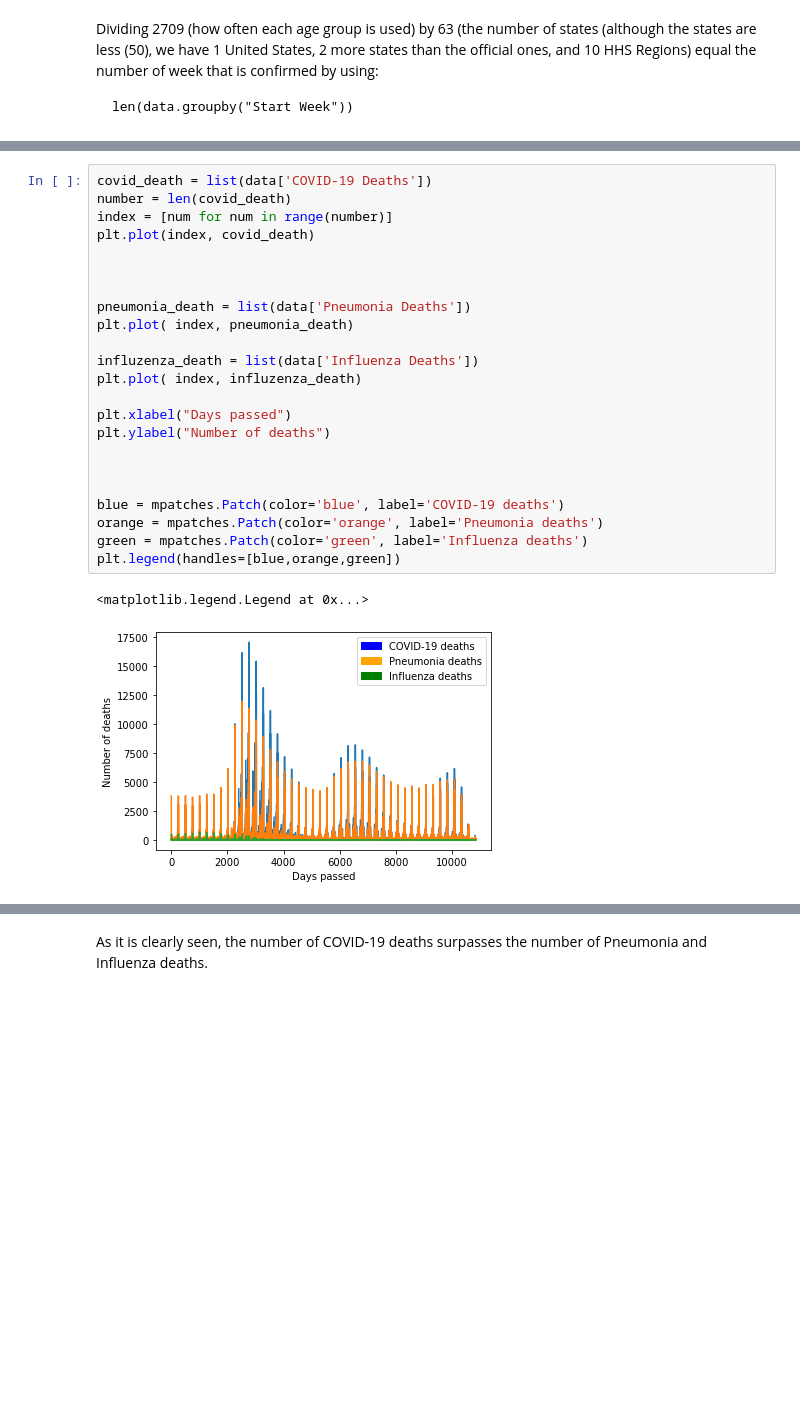
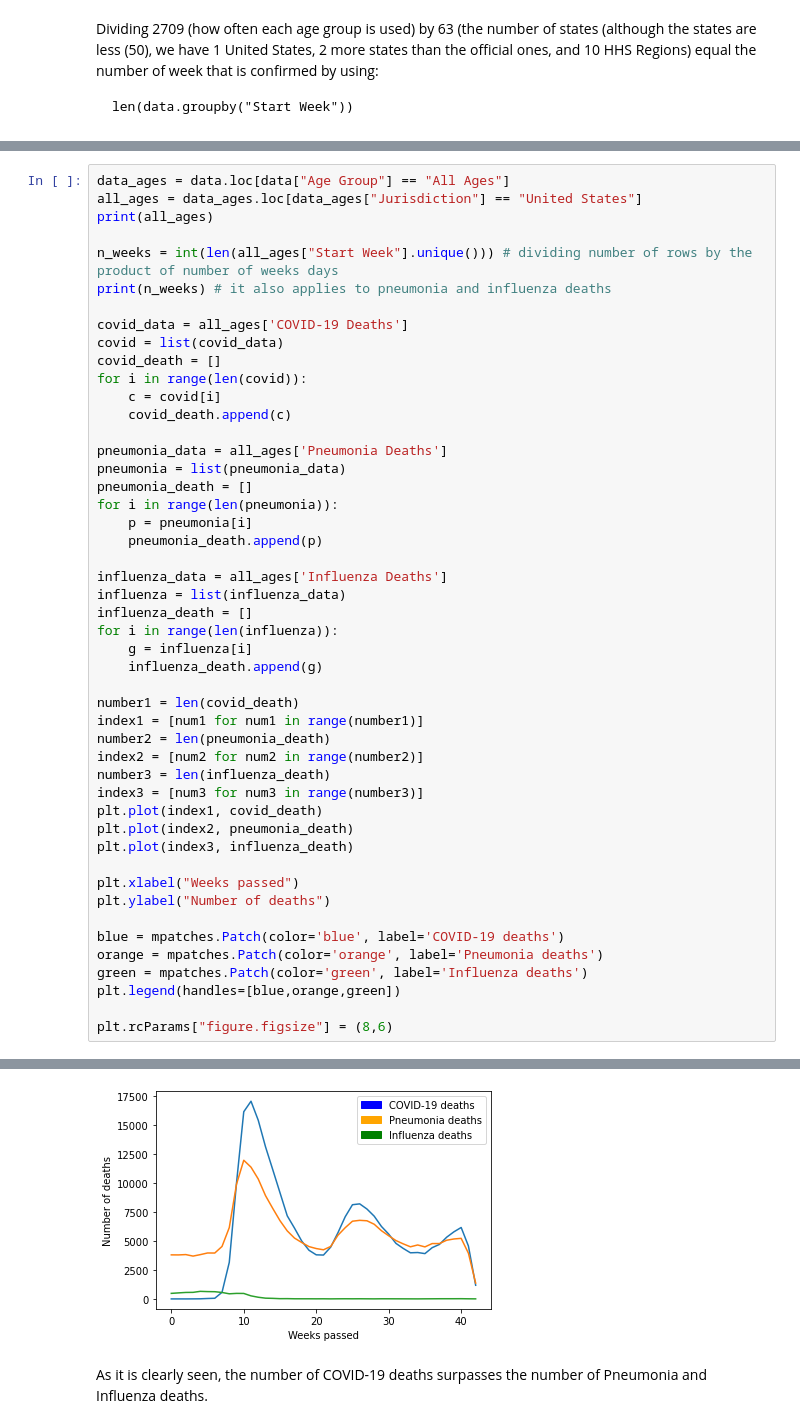
Before and after one commit to SamuelAlves96/DataScience4Covid19, a Jupyter notebook: trabalho_sib_covid.ipynb, the cells around one changed output, grey strips where cells are left out. Drawn from its saved outputs; the diff is of its cells as text; blank space fills up the shorter version.

```diff
--- a/trabalho_sib_covid.ipynb
+++ b/trabalho_sib_covid.ipynb
@@ -208,29 +208,52 @@ data.groupby("Age Group").count()
 | 18-64 years | 2709 | 2709 | 2709 | 2709 | 2709 | 2709 | 2709 | 1942 | ... |
 | 65+ years | 2709 | 2709 | 2709 | 2709 | 2709 | 2709 | 2709 | 2314 | ... |
 | All Ages | 2709 | 2709 | 2709 | 2709 | 2709 | 2709 | 2709 | 2330 | ... |
-# %%
-covid_death = list(data['COVID-19 Deaths'])
-number = len(covid_death)
-index = [num for num in range(number)]
-plt.plot(index, covid_death)
-
-
-
-pneumonia_death = list(data['Pneumonia Deaths'])
-plt.plot( index, pneumonia_death)
-
-influzenza_death = list(data['Influenza Deaths'])
-plt.plot( index, influzenza_death)
-
-plt.xlabel("Days passed")
-plt.ylabel("Number of deaths")
-
-
-
-blue = mpatches.Patch(color='blue', label='COVID-19 deaths')
-orange = mpatches.Patch(color='orange', label='Pneumonia deaths')
-green = mpatches.Patch(color='green', label='Influenza deaths')
-plt.legend(handles=[blue,orange,green])
-# %% [output]
-<matplotlib.legend.Legend at 0x...>
-[figure, removed]
+# %%
+data_ages = data.loc[data["Age Group"] == "All Ages"]
+all_ages = data_ages.loc[data_ages["Jurisdiction"] == "United States"]
+print(all_ages)
+
+n_weeks = int(len(all_ages["Start Week"].unique())) # dividing number of rows by the product of number of weeks days
+print(n_weeks) # it also applies to pneumonia and influenza deaths
+
+covid_data = all_ages['COVID-19 Deaths']
+covid = list(covid_data)
+covid_death = []
+for i in range(len(covid)):
+    c = covid[i]
+    covid_death.append(c)
+
+pneumonia_data = all_ages['Pneumonia Deaths']
+pneumonia = list(pneumonia_data)
+pneumonia_death = []
+for i in range(len(pneumonia)):
+    p = pneumonia[i]
+    pneumonia_death.append(p)
+
+influenza_data = all_ages['Influenza Deaths']
+influenza = list(influenza_data)
+influenza_death = []
+for i in range(len(influenza)):
+    g = influenza[i]
+    influenza_death.append(g)
+
+number1 = len(covid_death)
+index1 = [num1 for num1 in range(number1)]
+number2 = len(pneumonia_death)
+index2 = [num2 for num2 in range(number2)]
+number3 = len(influenza_death)
+index3 = [num3 for num3 in range(number3)]
+plt.plot(index1, covid_death)
+plt.plot(index2, pneumonia_death)
+plt.plot(index3, influenza_death)
+
+plt.xlabel("Weeks passed")
+plt.ylabel("Number of deaths")
+
+blue = mpatches.Patch(color='blue', label='COVID-19 deaths')
+orange = mpatches.Patch(color='orange', label='Pneumonia deaths')
+green = mpatches.Patch(color='green', label='Influenza deaths')
+plt.legend(handles=[blue,orange,green])
+
+plt.rcParams["figure.figsize"] = (8,6)
+# %% [output]
@@ -237,3 +277,4 @@ plt.legend(handles=[blue,orange,green])
+[figure, added]
 # %% [markdown]
 As it is clearly seen, the number of COVID-19 deaths surpasses the number of Pneumonia and Influenza deaths.
 # %% [markdown]
```
Also changed, not shown: parts of 26 cells of this notebook.
